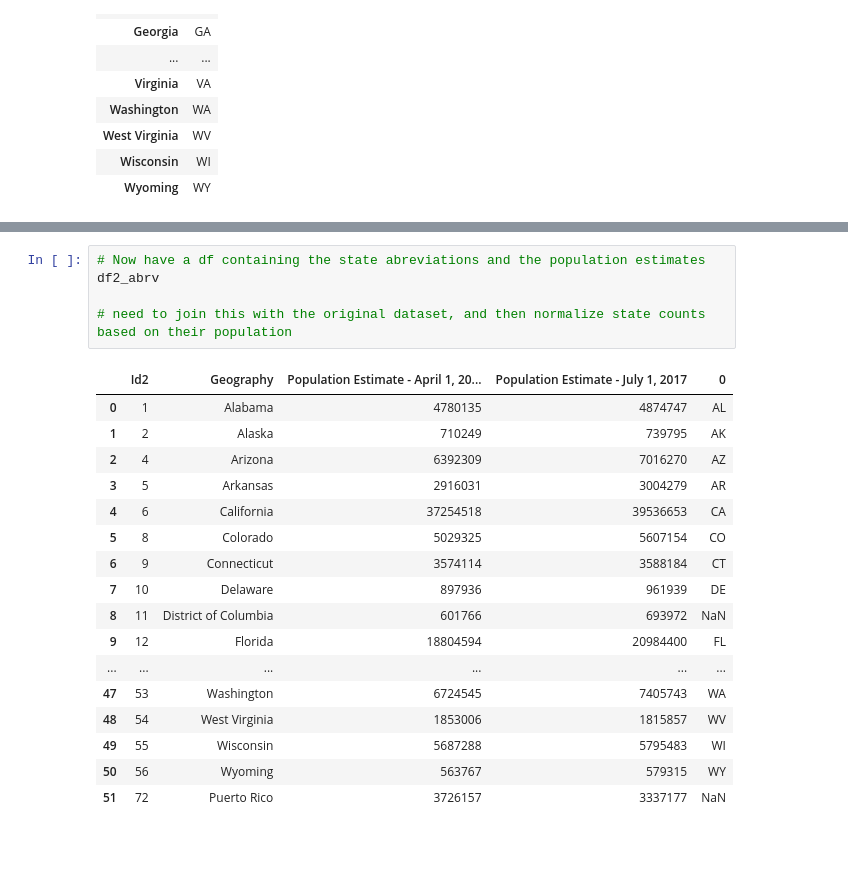
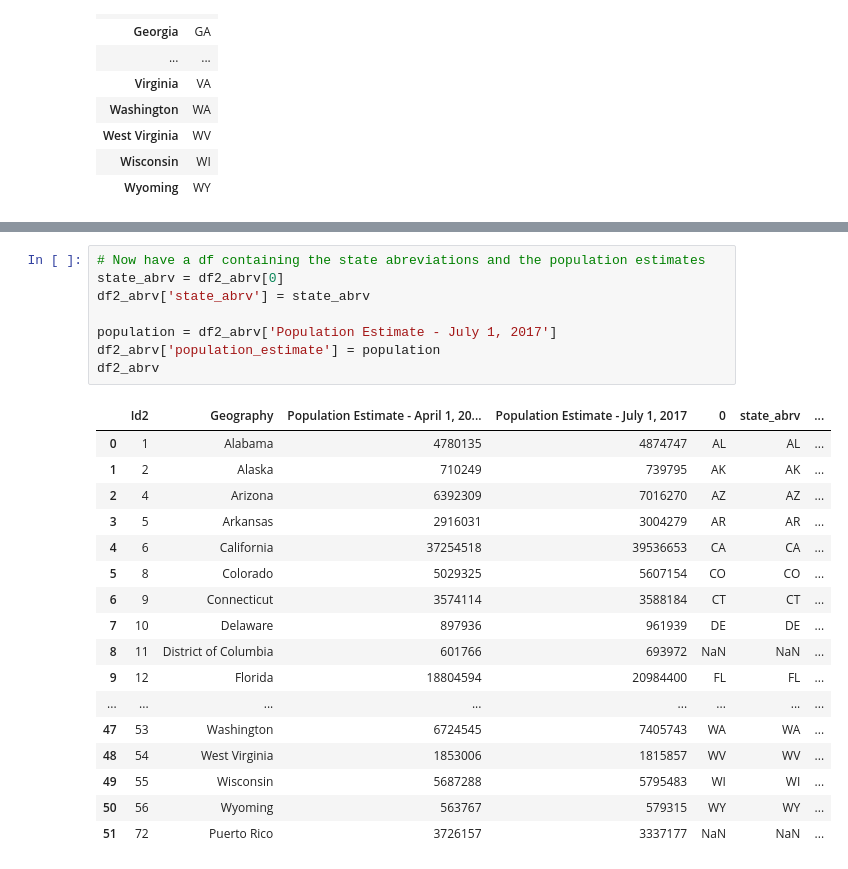
Before and after one commit to Sogutt/aviation-accidents, a Jupyter notebook: state_normalization.ipynb, the cells around one changed output, grey strips where cells are left out. Cells and saved outputs as stored; diff of their text form.

Commit message:
merges state population estimates with accident data

```diff
--- a/state_normalization.ipynb
+++ b/state_normalization.ipynb
@@ -125,23 +148,26 @@ df2_abrv = df2.join(df3, on='Geography')
 # %%
 # Now have a df containing the state abreviations and the population estimates
+state_abrv = df2_abrv[0]
+df2_abrv['state_abrv'] = state_abrv
+
+population = df2_abrv['Population Estimate - July 1, 2017']
+df2_abrv['population_estimate'] = population
 df2_abrv
-
-# need to join this with the original dataset, and then normalize state counts based on their population
 # %% [output]
-|  | Id2 | Geography | Population Estimate - April 1, 20... | Population Estimate - July 1, 2017 | 0 |
-| 0 | 1 | Alabama | 4780135 | 4874747 | AL |
-| 1 | 2 | Alaska | 710249 | 739795 | AK |
-| 2 | 4 | Arizona | 6392309 | 7016270 | AZ |
-| 3 | 5 | Arkansas | 2916031 | 3004279 | AR |
-| 4 | 6 | California | 37254518 | 39536653 | CA |
-| 5 | 8 | Colorado | 5029325 | 5607154 | CO |
-| 6 | 9 | Connecticut | 3574114 | 3588184 | CT |
-| 7 | 10 | Delaware | 897936 | 961939 | DE |
-| 8 | 11 | District of Columbia | 601766 | 693972 | NaN |
-| 9 | 12 | Florida | 18804594 | 20984400 | FL |
-| ... | ... | ... | ... | ... | ... |
-| 47 | 53 | Washington | 6724545 | 7405743 | WA |
-| 48 | 54 | West Virginia | 1853006 | 1815857 | WV |
-| 49 | 55 | Wisconsin | 5687288 | 5795483 | WI |
-| 50 | 56 | Wyoming | 563767 | 579315 | WY |
-| 51 | 72 | Puerto Rico | 3726157 | 3337177 | NaN |
+|  | Id2 | Geography | Population Estimate - April 1, 20... | Population Estimate - July 1, 2017 | 0 | state_abrv | ... |
+| 0 | 1 | Alabama | 4780135 | 4874747 | AL | AL | ... |
+| 1 | 2 | Alaska | 710249 | 739795 | AK | AK | ... |
+| 2 | 4 | Arizona | 6392309 | 7016270 | AZ | AZ | ... |
+| 3 | 5 | Arkansas | 2916031 | 3004279 | AR | AR | ... |
+| 4 | 6 | California | 37254518 | 39536653 | CA | CA | ... |
+| 5 | 8 | Colorado | 5029325 | 5607154 | CO | CO | ... |
+| 6 | 9 | Connecticut | 3574114 | 3588184 | CT | CT | ... |
+| 7 | 10 | Delaware | 897936 | 961939 | DE | DE | ... |
+| 8 | 11 | District of Columbia | 601766 | 693972 | NaN | NaN | ... |
+| 9 | 12 | Florida | 18804594 | 20984400 | FL | FL | ... |
+| ... | ... | ... | ... | ... | ... | ... | ... |
+| 47 | 53 | Washington | 6724545 | 7405743 | WA | WA | ... |
+| 48 | 54 | West Virginia | 1853006 | 1815857 | WV | WV | ... |
+| 49 | 55 | Wisconsin | 5687288 | 5795483 | WI | WI | ... |
+| 50 | 56 | Wyoming | 563767 | 579315 | WY | WY | ... |
+| 51 | 72 | Puerto Rico | 3726157 | 3337177 | NaN | NaN | ... |
```
Also changed, not shown: parts of 5 cells of this notebook.
